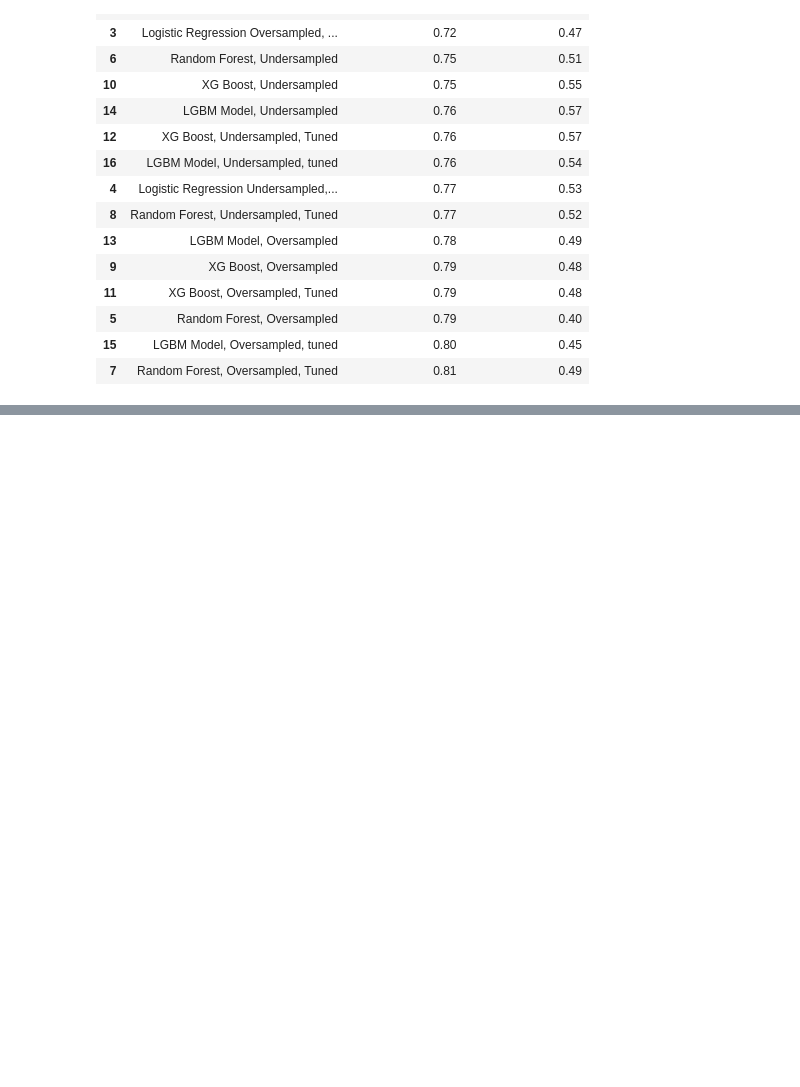
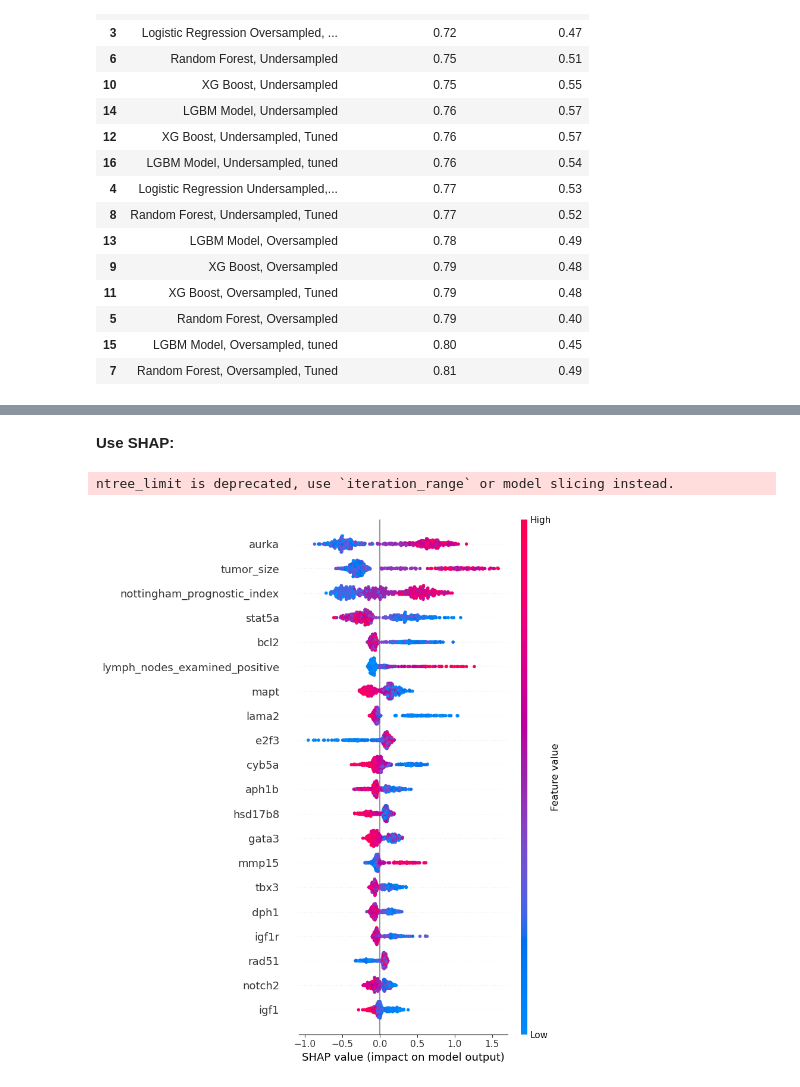
Before and after one commit to aerbsen/Springboard, a Jupyter notebook: Capstone Project 2/capstone2_modeling.ipynb, the cells around one changed output, grey strips where cells are left out. Drawn from its saved outputs; the diff is of its cells as text; code cells hidden in the pictures; blank space fills up the shorter version.

```diff
--- a/Capstone Project 2/capstone2_modeling.ipynb
+++ b/Capstone Project 2/capstone2_modeling.ipynb
@@ -1351,0 +1431,18 @@ When looking at all of the scoring data (classification reports & confusion matr
+# %%
+# This is our best model, XGBClassifier, using undersampling & with hyperparameter tuning. I'm renaming it and looking
+# at the report again for the sake of organization
+
+best_model = XGBClassifier(gamma= 0, learning_rate=0.05, max_depth= 6, min_child_weight=1, n_estimators=200)
+best_model.fit(X_train_us, y_train_us)
+
+# make predictions for test data
+best_y_predictions = best_model.predict(X_test)
+predictions = [round(value) for value in best_y_predictions]
+
+
+scores = cross_val_score(best_model, X_train_us, y_train_us, cv=5, scoring='f1')
+print(scores)
+
+print("Mean CV F1 score for the positive class: %0.2f (+/- %0.2f)" % (scores.mean(), scores.std() * 2))
+
+print('Test Classification Report for our chosen model(XG Boost, Undersampled, Tuned)',classification_report(y_test, best_y_predictions))
@@ -1351,0 +1464,17 @@ When looking at all of the scoring data (classification reports & confusion matr
+# %% [markdown]
+<b>Use SHAP:</b>
+# %%
+# create the SHAP Explainer object with your fitted model
+explainer = shap.TreeExplainer(best_model)
+
+# compute SHAP values
+shap_values = explainer.shap_values(X_test)
+
+# visualize the first prediction's explanation
+shap.force_plot(explainer.expected_value, shap_values[0,:], X_test.iloc[0,:])
+
+# summarize the effects of all the features
+shap.summary_plot(shap_values, X_test)
+# %% [output]
+ntree_limit is deprecated, use `iteration_range` or model slicing instead.
+[figure, added]
```
Also changed, not shown: parts of 82 cells of this notebook.
